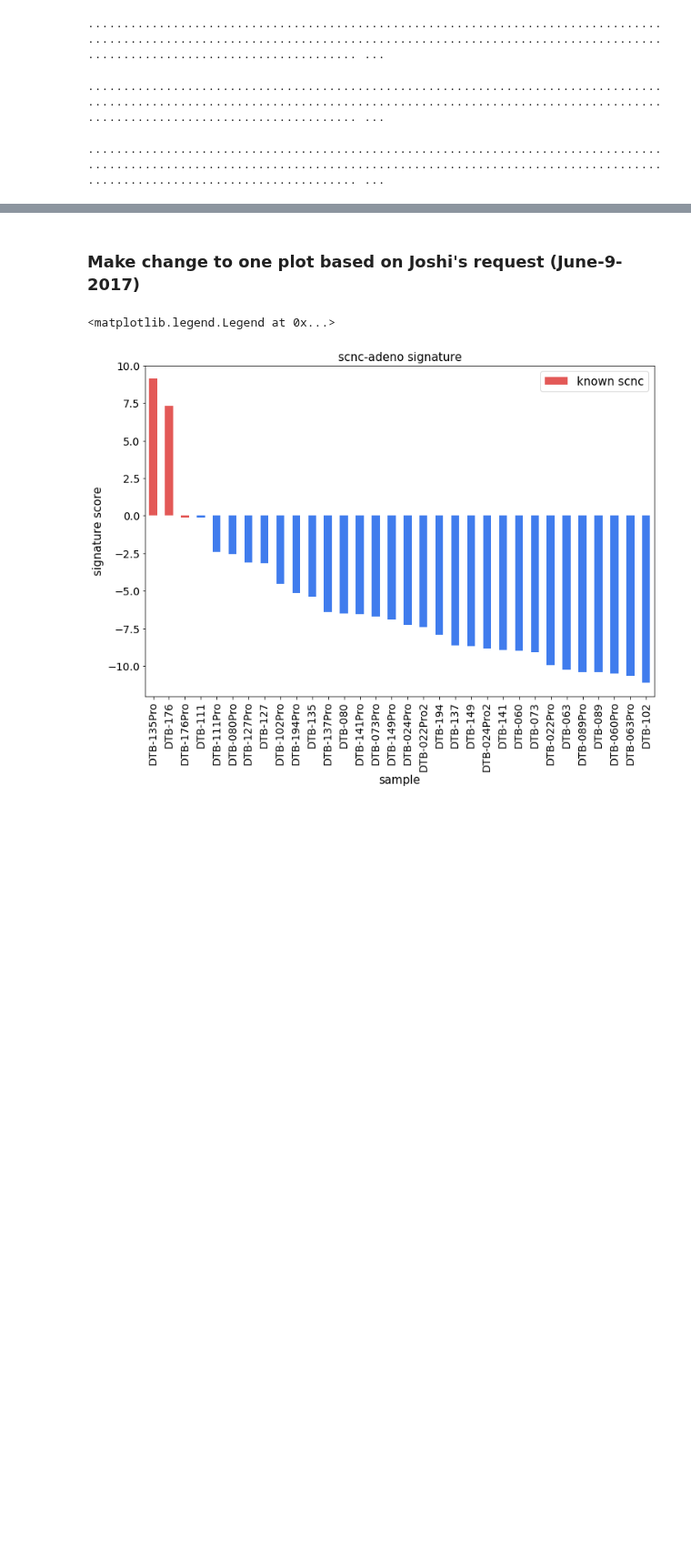
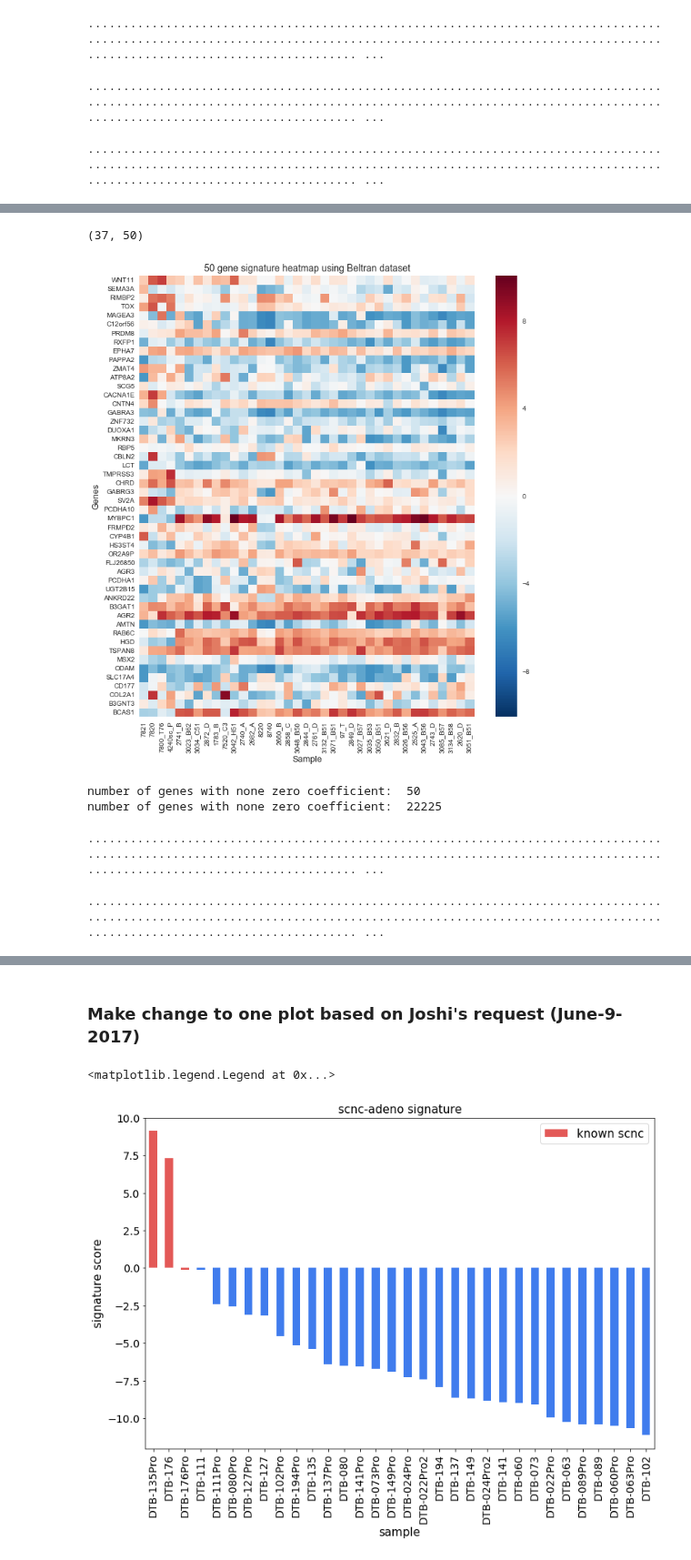
Before and after one commit to MollyZhang/ARsig_python, a Jupyter notebook: NEPCsig.ipynb, the cells around one changed output, grey strips where cells are left out. Shown at 91% size. Saved outputs shown, nothing was run; the diff lists cells and outputs as text; code cells hidden in the pictures; blank space fills up the shorter version.

```diff
--- a/NEPCsig.ipynb
+++ b/NEPCsig.ipynb
@@ -189,0 +275,29 @@ plt.show()
+# %%
+sig_df = pd.read_pickle("./data/NEPC/NEPC_beltran_sigs.pkl")
+plot_heat_map(sig_df, sig_scores_df, X_beltran, "Beltran")
+# %% [output]
+(37, 50)
+[figure, added]
+# %%
+classifiers = {"50": linear_model.SGDClassifier(loss="log", penalty="elasticnet", alpha=0.941,
+                                                n_iter=10, random_state=0),
+                "22k": linear_model.LogisticRegression(penalty="l2")}
+df_ECDT = pd.read_csv("./data/ECDT_mRNA.tsv", sep="\t", index_col="Hugo_Symbol")
+df_ECDT.index.name = "gene_id"
+df_ECDT = df_ECDT.applymap(lambda x: np.log(x+1))
+X, y = data_prep()
+X_WCDT, X_ECDT = process_data(X, df_ECDT.T)
+save_signature(X_WCDT, y, "ECDT", classifiers)
+# %% [output]
+number of genes with none zero coefficient:  50
+number of genes with none zero coefficient:  22225
+# %%
+# leave pair out cross validation aucs of 50 gene signature trained by logistic elasticnet
+print(helper.leave_pair_out_cv(X_WCDT, y, classifiers["50"]))
+# %% [output]
+........................................................................................................................................................................................................ ...
+# %%
+# leave pair out cross validation aucs of 50 gene signature trained by logistic elasticnet
+print(helper.leave_pair_out_cv(X_WCDT, y, classifiers["22k"]))
+# %% [output]
+........................................................................................................................................................................................................ ...
```
Also changed, not shown: parts of 24 cells of this notebook.
